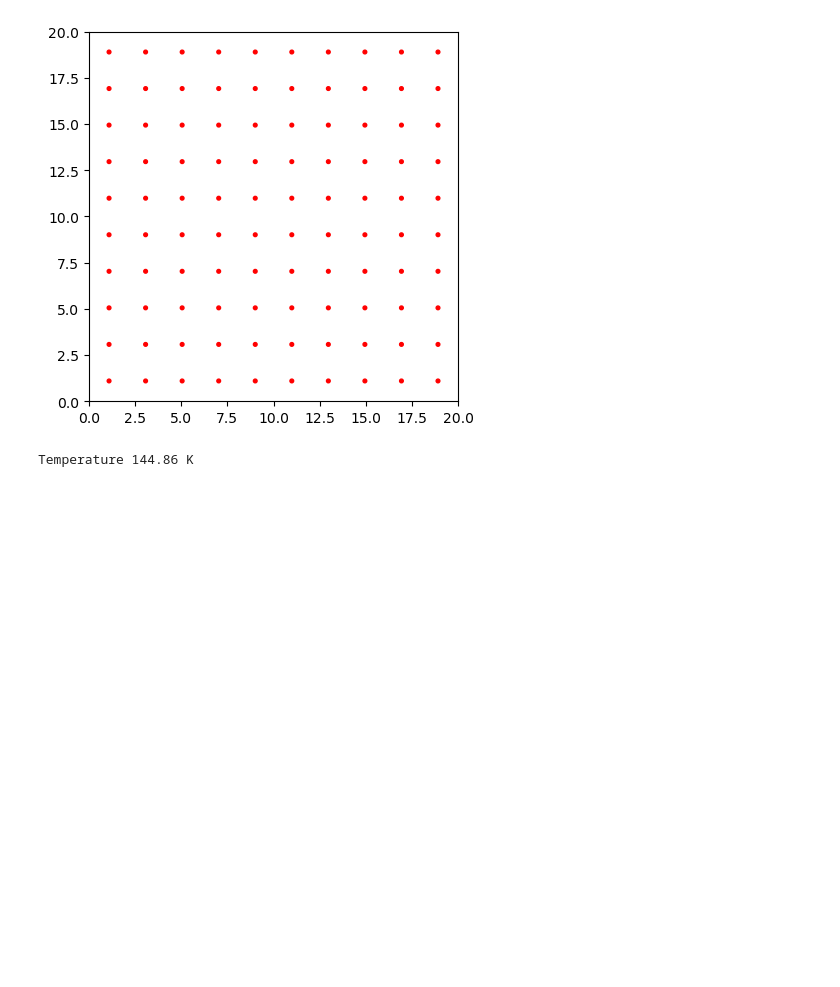
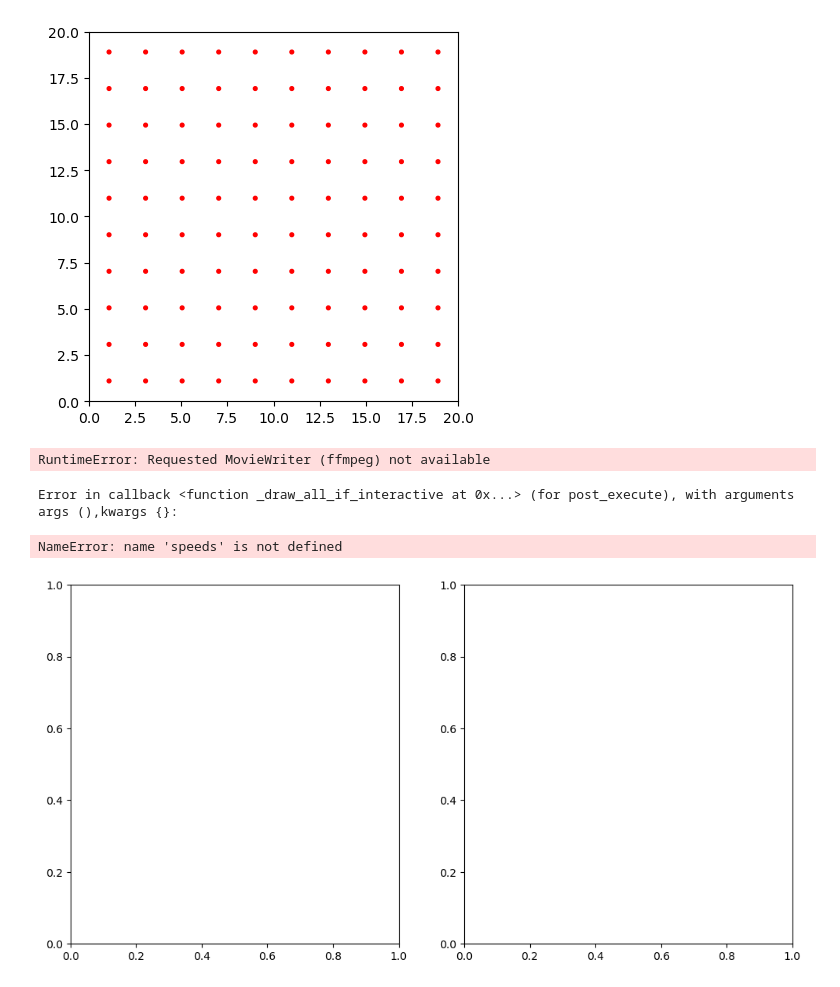
Before and after one commit to HugoVaillendet/Thermostatistique, a Jupyter notebook: main.ipynb, the cells around one changed output. Drawn from its saved outputs; the diff is of its cells as text; code cells hidden in the pictures; blank space fills up the shorter version.

```diff
--- a/main.ipynb
+++ b/main.ipynb
@@ -218,12 +218,16 @@ def simulation(position, velocity, radius, L, dt, N, steps):
     return positions, velocities
 
 def update(frame):
-    axis_1.clear()
-    for i in range(N):
+    axis_1.clear() #On clear axis_1.
+    axis_2.clear() #On clear axis_1.
+    for i in range(N): #On dessine les N points points.
         x, y = positions[frame,i, 0], positions[frame, i, 1]
         circle = plt.Circle((x, y), radius, fill=True)
         axis_1.add_artist(circle)
 
+    axis_2.hist(velocities[frame], density=True, bins=25)
+
+    #On met en forme les axes et le titre du graphique.
     axis_1.set_xlabel('$X$', fontsize=15)
     axis_1.set_ylabel('$Y$', fontsize=15)
     axis_1.set_title("Animation d'un gaz parfait", fontsize=15)
@@ -232,10 +236,22 @@ def update(frame):
     axis_1.set_aspect('equal')
     axis_1.set_xticks([])
     axis_1.set_yticks([])
+
+    axis_2.set_xlim(0, 15)
+    axis_2.set_ylim(0, 0.5)
+    axis_2.set_xlabel('$v$ (m/s)', fontsize=15)
+    axis_2.set_ylabel('frequency', fontsize=15)
+    axis_2.set_title('Distribution des vitesses', fontsize=15)
+    axis_2.plot(v,f, label = 'Distribution Maxwell-Boltzmann')
+    axis_2.legend(fontsize=15)
+
     plt.tight_layout()
 
-def temperature(v_0, mass):
-    E_c_avrg=0.5*mass*(v_0**2)
-    T=E_c_avrg/kB
-    return T
+
+def MaxwellBoltzmann(v_0, mass,v):
+    E_c_avrg=0.5*mass*(v_0**2) #Energie cinétique moyenne
+    TkB=E_c_avrg
+    sigma=TkB/mass
+    f=(v/sigma)*np.exp(-v**2/(2*sigma)) #Distribution des vitesses
+    return f
 # %%
@@ -258,13 +277,14 @@ positions, velocities = simulation(particles_position, particle_velocity, radius
 # %% [output]
 [figure]
 # %%
-fig,ax1= plt.subplots(1, figsize = (12,6))
+#On procède à l'animation des particules.
+fig,(axis_1,axis_2) = plt.subplots(1,2, figsize = (12,6))
 
 interval = duration*1e3/steps
 animation = FuncAnimation(fig, update, frames=steps, interval=interval)
 HTML(animation.to_html5_video())
+# %% [output]
+RuntimeError: Requested MovieWriter (ffmpeg) not available
+Error in callback <function _draw_all_if_interactive at 0x...> (for post_execute), with arguments args (),kwargs {}:
+NameError: name 'speeds' is not defined
+[figure, added]
-# %%
-T=temperature(v_0, mass)
-print("Temperature", np.round(T,2), "K")
-# %% [output]
-Temperature 144.86 K
```
Also changed, not shown: parts of 1 cell of this notebook, 1 other file.
